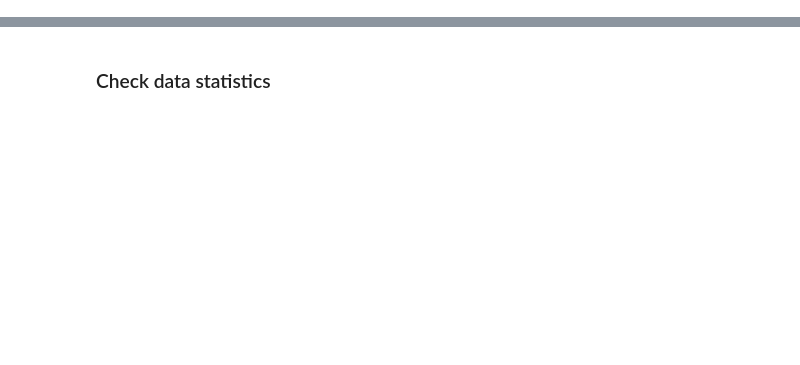
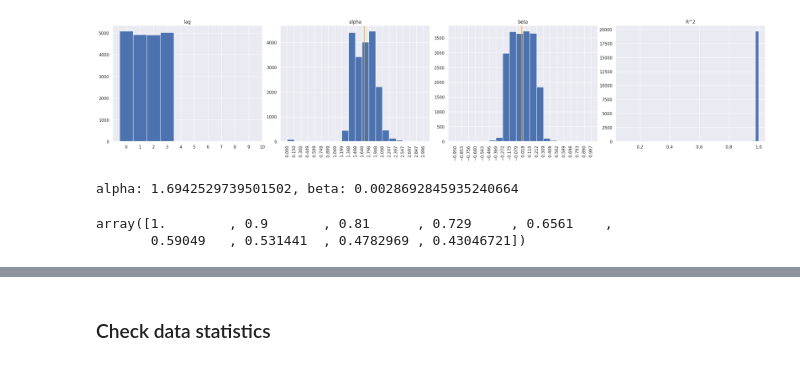
Before and after one commit to commaai/controls_challenge, a Jupyter notebook: feedfoward.ipynb, the cells around one changed output, grey strips where cells are left out. Drawn from its saved outputs; the diff is of its cells as text; code cells hidden in the pictures; blank space fills up the shorter version.

```diff
--- a/feedfoward.ipynb
+++ b/feedfoward.ipynb
@@ -11,3 +12,14 @@ from scipy import signal
 ACC_G = 9.81
 
 sns.set_theme()
+# %%
+def linear_lsq(x, y, lag):
+    length = len(x)
+    alpha = np.sum((y[lag:] - y[lag:].mean()) * (x[:100-lag] - x[:100-lag].mean())) / (np.sum((x[:100-lag] - x[:100-lag].mean()) ** 2) + 1e-8)
+    beta = y[lag:].mean() - alpha * x[:100-lag].mean()
+
+    ssr = np.sum((alpha * x[:100-lag] + beta - y[lag:])**2)
+    sst = np.sum((y[lag:] - y[lag:].mean())**2) + 1e-8
+    r2 = 1 - ssr / sst
+
+    return alpha, beta, r2
@@ -13,0 +66,44 @@ sns.set_theme()
+# %%
+alpha = np.array(fits)[:, 0]
+alpha = alpha[0 < alpha]
+alpha = alpha[alpha < 3]
+mu_alpha = alpha.mean()
+
+beta = np.array(fits)[:, 1]
+beta = beta[-1 < beta]
+beta = beta[beta < 1]
+mu_beta = beta.mean()
+# %%
+fig, ax = plt.subplots(1, 4, figsize=(25, 5))
+plt.tight_layout()
+
+ax[0].hist(lag_vals, bins=10, range=(0, 10), align='left')
+ax[0].set_xticks(range(11))
+ax[0].set_title('lag')
+
+_, bins, _ = ax[1].hist(alpha, bins=20)
+ax[1].axvline(mu_alpha, color='orange')
+ax[1].set_xticks(bins)
+ax[1].tick_params(axis='x', labelrotation=90)
+ax[1].set_title('alpha')
+
+_, bins, _ = ax[2].hist(beta, bins=20)
+ax[2].axvline(mu_beta, color='orange')
+ax[2].set_xticks(bins)
+ax[2].tick_params(axis='x', labelrotation=90)
+ax[2].set_title('beta')
+
+ax[3].hist(r2s, bins=40)
+ax[3].set_title('R^2')
+plt.show()
+# %% [output]
+[figure, added]
+# %%
+print(f'alpha: {mu_alpha}, beta: {mu_beta}')
+# %% [output]
+alpha: 1.6942529739501502, beta: 0.0028692845935240664
+# %%
+np.power(0.9, np.arange(10))
+# %% [output]
+array([1.        , 0.9       , 0.81      , 0.729     , 0.6561    ,
+       0.59049   , 0.531441  , 0.4782969 , 0.43046721])
```
Also changed, not shown: parts of 16 cells of this notebook, 7 other files.
